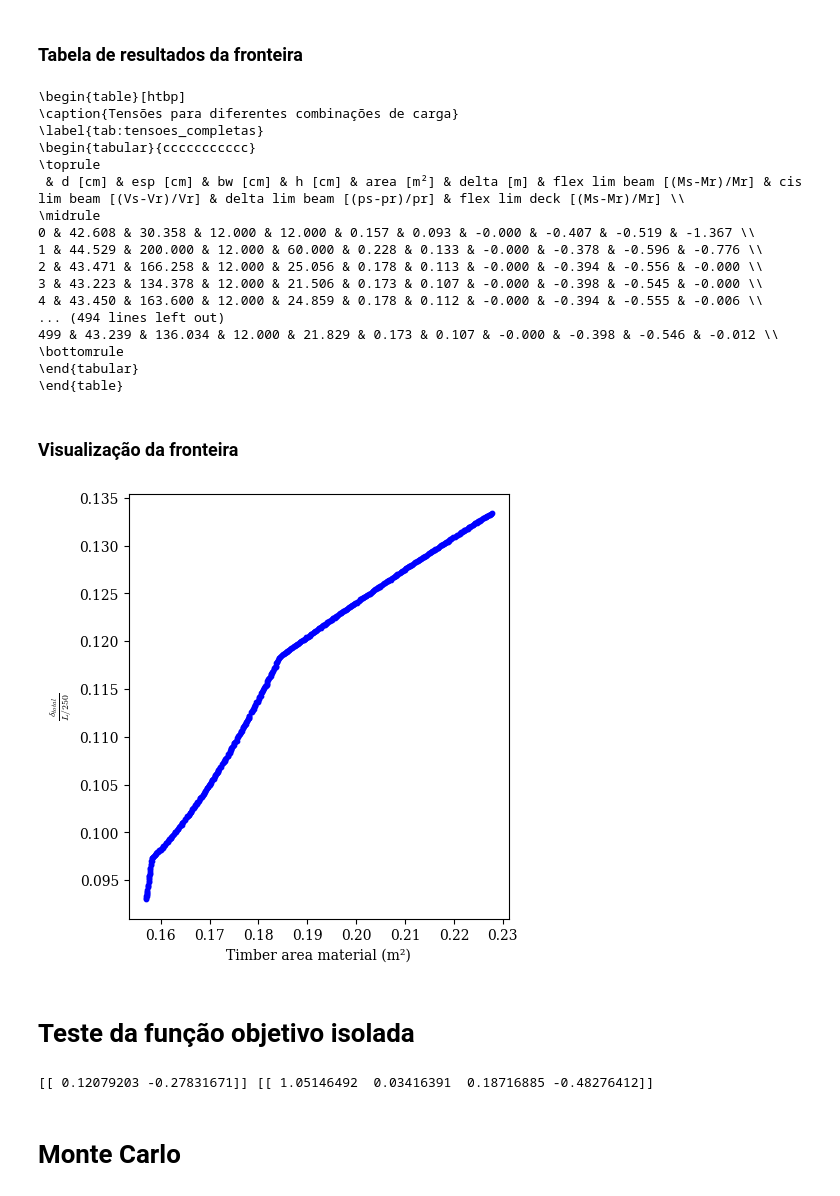
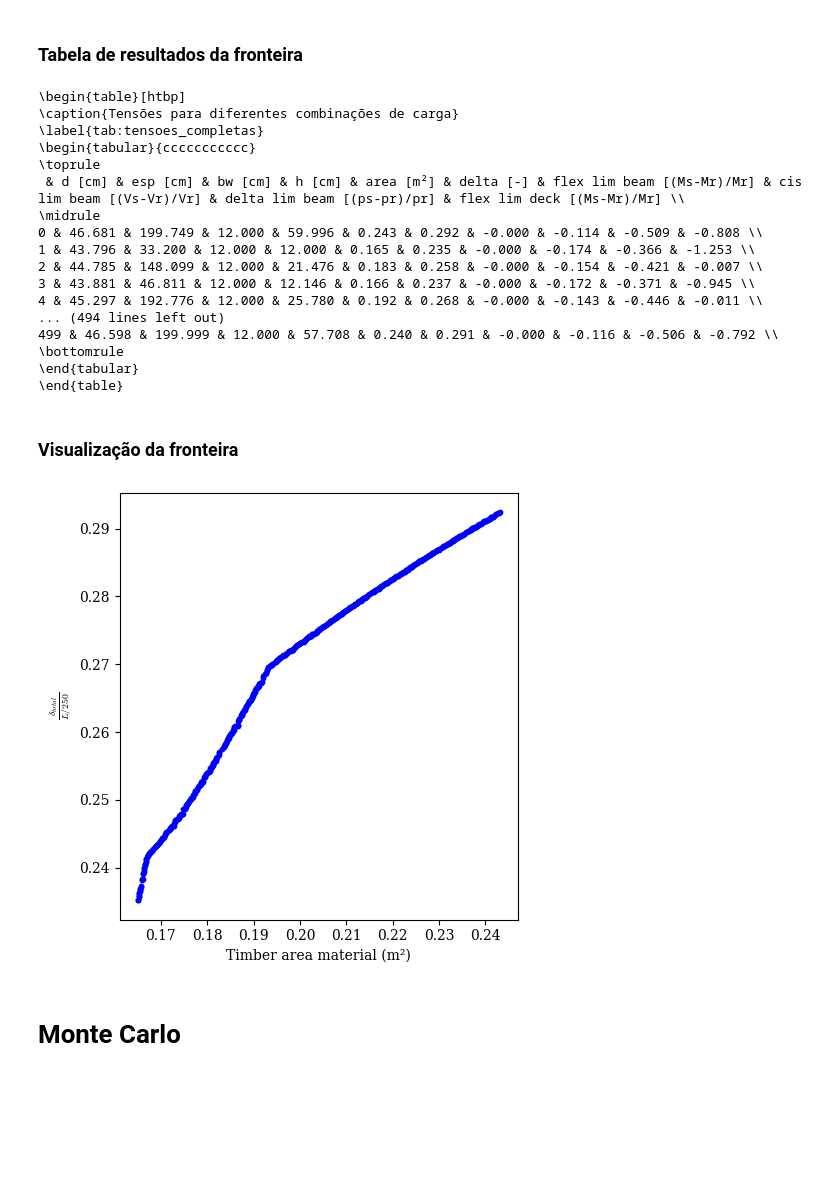
Before and after one commit to wmpjrufg/reliabridge, a Jupyter notebook: testes.ipynb, the cells around one changed output. Drawn from its saved outputs; the diff is of its cells as text; code cells hidden in the pictures; blank space fills up the shorter version.

```diff
--- a/testes.ipynb
+++ b/testes.ipynb
@@ -5,6 +5,12 @@ from madeiras import *
 import pandas as pd
 import numpy as np
 import matplotlib.pyplot as plt
+import matplotlib as mpl
+mpl.rcParams.update({
+                        'font.family': 'serif',
+                        'mathtext.fontset': 'cm',
+                        'axes.unicode_minus': False
+                    })
 from UQpy.distributions import Normal
 from UQpy.reliability import FORM
 from UQpy.run_model.RunModel import RunModel
@@ -46,6 +144,6 @@ hs = [12, 60]
 # %% [markdown]
 ### Chamando o NSGA-II
 # %%
-res_nsga = chamando_nsga2(df, ds, esps, bws, hs)
+res_nsga = chamando_nsga2(df.copy(), ds, esps, bws, hs)
 res_nsga
 # %% [output]
@@ -81,15 +179,15 @@ print(
 \label{tab:tensoes_completas}
 \begin{tabular}{ccccccccccc}
 \toprule
- & d [cm] & esp [cm] & bw [cm] & h [cm] & area [m²] & delta [m] & flex lim beam [(Ms-Mr)/Mr] & cis lim beam [(Vs-Vr)/Vr] & delta lim beam [(ps-pr)/pr] & flex lim deck [(Ms-Mr)/Mr] \\
+ & d [cm] & esp [cm] & bw [cm] & h [cm] & area [m²] & delta [-] & flex lim beam [(Ms-Mr)/Mr] & cis lim beam [(Vs-Vr)/Vr] & delta lim beam [(ps-pr)/pr] & flex lim deck [(Ms-Mr)/Mr] \\
 \midrule
-0 & 42.608 & 30.358 & 12.000 & 12.000 & 0.157 & 0.093 & -0.000 & -0.407 & -0.519 & -1.367 \\
-1 & 44.529 & 200.000 & 12.000 & 60.000 & 0.228 & 0.133 & -0.000 & -0.378 & -0.596 & -0.776 \\
-2 & 43.471 & 166.258 & 12.000 & 25.056 & 0.178 & 0.113 & -0.000 & -0.394 & -0.556 & -0.000 \\
-3 & 43.223 & 134.378 & 12.000 & 21.506 & 0.173 & 0.107 & -0.000 & -0.398 & -0.545 & -0.000 \\
-4 & 43.450 & 163.600 & 12.000 & 24.859 & 0.178 & 0.112 & -0.000 & -0.394 & -0.555 & -0.006 \\
+0 & 46.681 & 199.749 & 12.000 & 59.996 & 0.243 & 0.292 & -0.000 & -0.114 & -0.509 & -0.808 \\
+1 & 43.796 & 33.200 & 12.000 & 12.000 & 0.165 & 0.235 & -0.000 & -0.174 & -0.366 & -1.253 \\
+2 & 44.785 & 148.099 & 12.000 & 21.476 & 0.183 & 0.258 & -0.000 & -0.154 & -0.421 & -0.007 \\
+3 & 43.881 & 46.811 & 12.000 & 12.146 & 0.166 & 0.237 & -0.000 & -0.172 & -0.371 & -0.945 \\
+4 & 45.297 & 192.776 & 12.000 & 25.780 & 0.192 & 0.268 & -0.000 & -0.143 & -0.446 & -0.011 \\
 ... (494 lines left out)
-499 & 43.239 & 136.034 & 12.000 & 21.829 & 0.173 & 0.107 & -0.000 & -0.398 & -0.546 & -0.012 \\
+499 & 46.598 & 199.999 & 12.000 & 57.708 & 0.240 & 0.291 & -0.000 & -0.116 & -0.506 & -0.792 \\
 \bottomrule
 \end{tabular}
 \end{table}
@@ -98,61 +246,13 @@ print(
 # %%
 plt.rc('font', family='serif')
 plt.figure(figsize=(5, 5))
-plt.scatter(res_nsga["area [m²]"].to_list(), res_nsga["delta [m]"].to_list(), label="Efficient Frontier", color='blue', s=10)
+plt.scatter(res_nsga["area [m²]"].to_list(), res_nsga["delta [-]"].to_list(), label="Efficient Frontier", color='blue', s=10)
 plt.xlabel(r"Timber area material (m²)")
 plt.ylabel(r"$\frac{\delta_{total}}{L/250}$")
 plt.tight_layout()
 plt.show()
 # %% [output]
-[figure, old version]
+[figure, new version]
-# %% [markdown]
-# Teste da função objetivo isolada
-# %%
-df = pd.read_excel("beam_data.xlsx")
-df = df.to_dict(orient="records")
-df = df[0]
-problem = ProjetoOtimo(
-                        l=df["l (cm)"],
-                        p_gk=df["p_gk (kPa)"],
-                        p_rodak=df["p_rodak (kN)"],
-                        p_qk=df["p_qk (kPa)"],
-                        a=df["a (m)"],
-                        classe_carregamento=df["classe_carregamento"],
-                        classe_madeira=df["classe_madeira"],
-                        classe_umidade=df["classe_umidade"],
-                        gamma_g=df["gamma_g"],
-                        gamma_q=df["gamma_q"],
-                        gamma_w=df["gamma_w"],
-                        psi2=df["psi_2"],
-                        phi=df["phi"],
-                        densidade_long=df["densidade longarina (kg/m³)"],
-                        densidade_tab=df["densidade tabuleiro (kg/m³)"],
-                        f_mk_long=df["resistência característica à flexão longarina (MPa)"],
-                        f_vk_long=df["resistência característica ao cisalhamento longarina (MPa)"],
-                        e_modflex_long=df["módulo de elasticidade à flexão longarina (GPa)"],
-                        f_mk_tab=df["resistência característica à flexão tabuleiro (MPa)"],
-                        d_min=ds[0],
-                        d_max=ds[1],
-                        esp_min=esps[0],
-                        esp_max=esps[1],
-                        bw_min=bws[0],
-                        bw_max=bws[1],
-                        h_min=hs[0],
-                        h_max=hs[1],
-                    )
-
-# 2) Define uma solução manual
-x_manual = np.array([[34., 120.0, 10., 30.]])   # d, esp, bw, h
-
-# 3) Avalia
-out = problem.evaluate(x_manual, return_values_of=["F", "G"])
-
-# 4) Imprime resultados
-f = out[0]
-g = out[1]
-print(f, g)
-# %% [output]
-[[ 0.12079203 -0.27831671]] [[ 1.05146492  0.03416391  0.18716885 -0.48276412]]
 # %% [markdown]
 # Monte Carlo
 # %%
```
Also changed, not shown: parts of 21 cells of this notebook, 1 other file.
